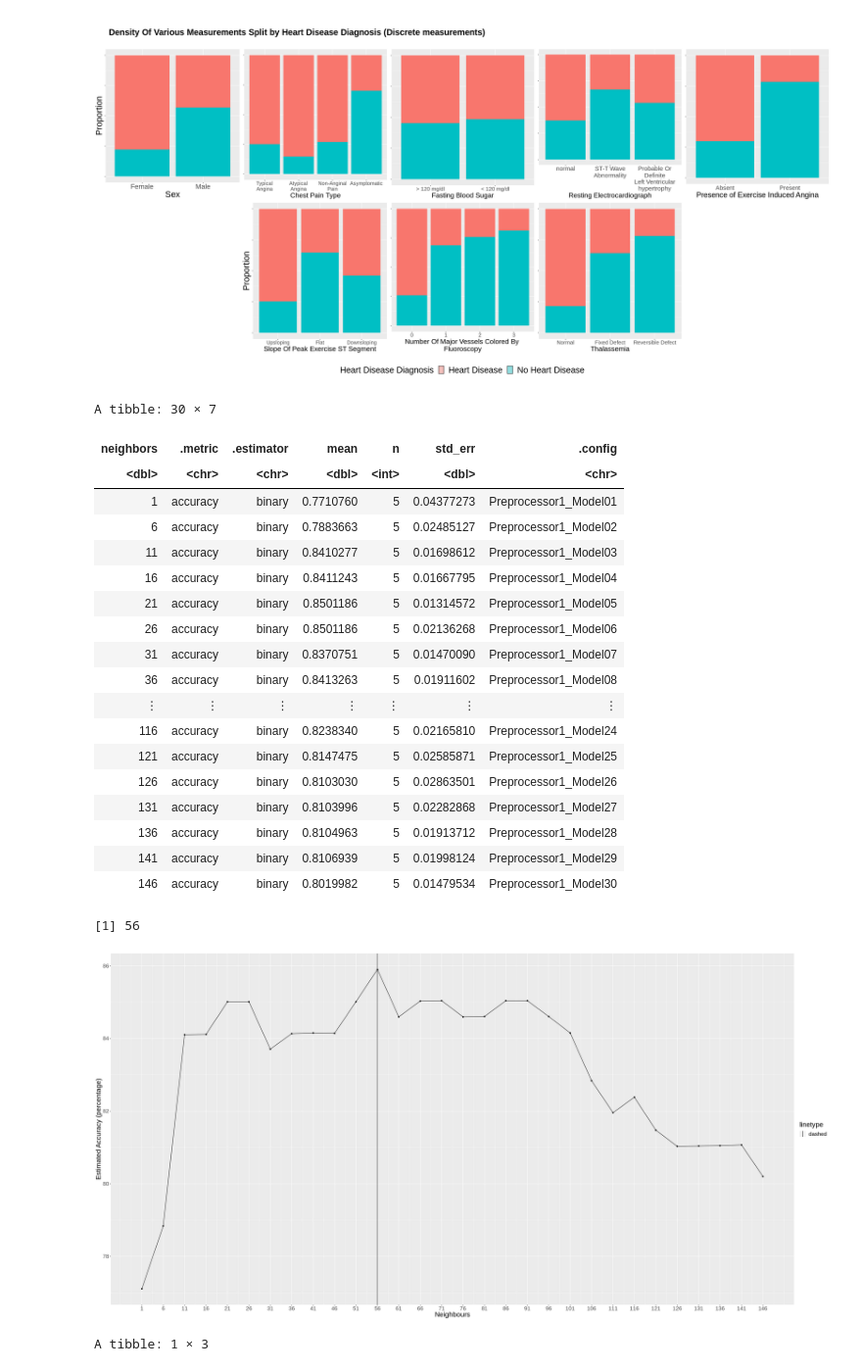
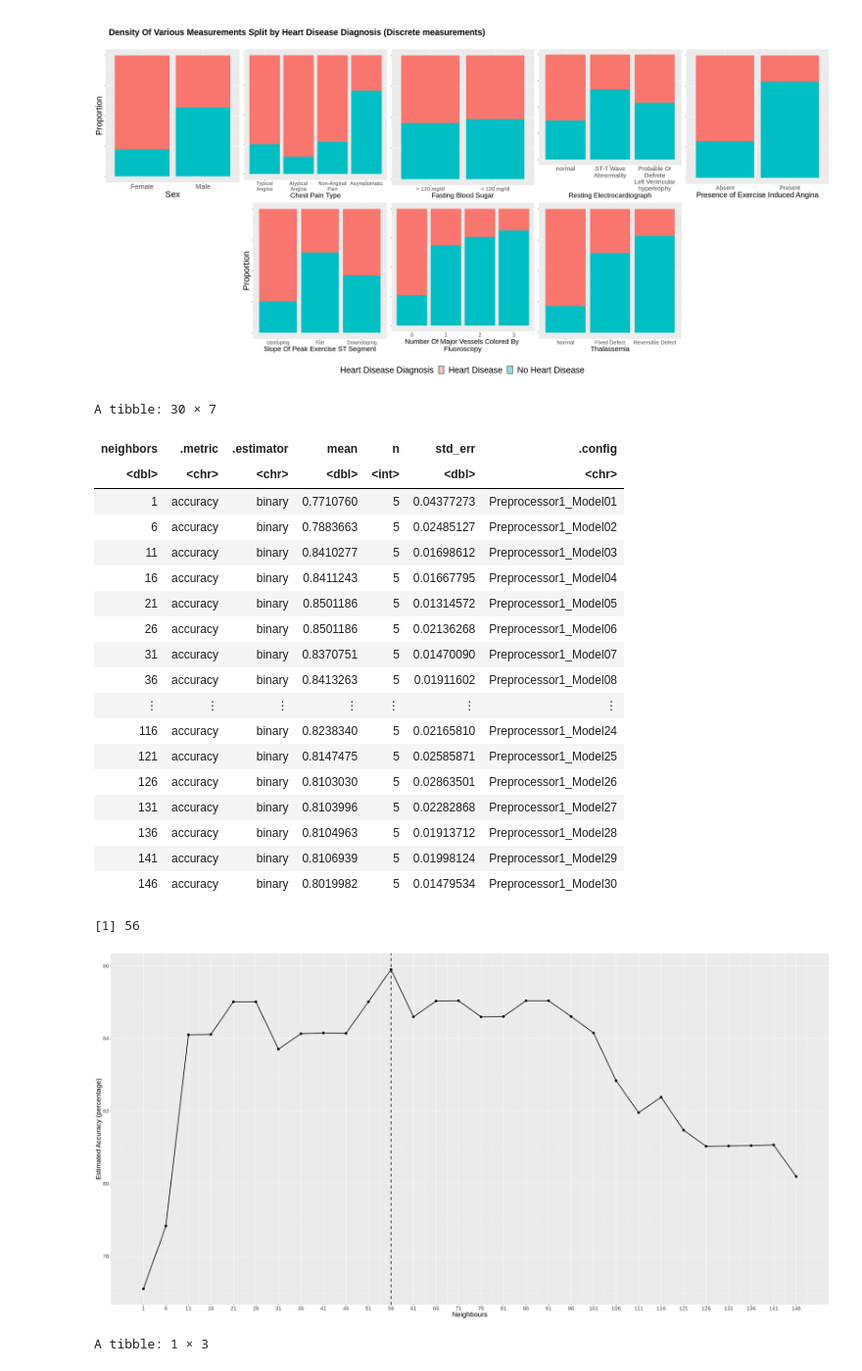
Before and after one commit to devr07/Project-DSCI100, a Jupyter notebook: projectpropsal.ipynb, the cells around one changed output. Shown: that part at 98% size. Drawn from its saved outputs; the diff is of its cells as text; code cells hidden in the pictures.

Commit message:
plot and text formatting

```diff
--- a/projectpropsal.ipynb
+++ b/projectpropsal.ipynb
@@ -482,37 +493,37 @@ highest_accuracy <- results |>
     arrange(desc(mean)) |>
     slice(1) |>
     pull(neighbors)
 highest_accuracy
 cross_val_plot <- ggplot(results, aes(x = neighbors, y = 100 * mean)) +
-                          geom_point() +
-                          geom_line() +
+                          geom_point(size = 3) +
+                          geom_line(size = 1) +
                           labs(x = "Neighbours", y = "Estimated Accuracy (percentage)") +
                           theme(text = element_text(size = 20)) +
                           scale_x_continuous(breaks = seq(1, 150, by = 5)) +
-                          geom_vline(aes(xintercept = 56, linetype = "dashed"))
+                          geom_vline(xintercept = 56, linetype = "dashed", size = 1)
 cross_val_plot
 # %% [output]
 A tibble: 30 × 7
 | neighbors | .metric | .estimator | mean | n | std_err | .config |
 | <dbl> | <chr> | <chr> | <dbl> | <int> | <dbl> | <chr> |
 | 1 | accuracy | binary | 0.7710760 | 5 | 0.04377273 | Preprocessor1_Model01 |
 | 6 | accuracy | binary | 0.7883663 | 5 | 0.02485127 | Preprocessor1_Model02 |
 | 11 | accuracy | binary | 0.8410277 | 5 | 0.01698612 | Preprocessor1_Model03 |
 | 16 | accuracy | binary | 0.8411243 | 5 | 0.01667795 | Preprocessor1_Model04 |
 | 21 | accuracy | binary | 0.8501186 | 5 | 0.01314572 | Preprocessor1_Model05 |
 | 26 | accuracy | binary | 0.8501186 | 5 | 0.02136268 | Preprocessor1_Model06 |
 | 31 | accuracy | binary | 0.8370751 | 5 | 0.01470090 | Preprocessor1_Model07 |
 | 36 | accuracy | binary | 0.8413263 | 5 | 0.01911602 | Preprocessor1_Model08 |
 | ⋮ | ⋮ | ⋮ | ⋮ | ⋮ | ⋮ | ⋮ |
 | 116 | accuracy | binary | 0.8238340 | 5 | 0.02165810 | Preprocessor1_Model24 |
 | 121 | accuracy | binary | 0.8147475 | 5 | 0.02585871 | Preprocessor1_Model25 |
 | 126 | accuracy | binary | 0.8103030 | 5 | 0.02863501 | Preprocessor1_Model26 |
 | 131 | accuracy | binary | 0.8103996 | 5 | 0.02282868 | Preprocessor1_Model27 |
 | 136 | accuracy | binary | 0.8104963 | 5 | 0.01913712 | Preprocessor1_Model28 |
 | 141 | accuracy | binary | 0.8106939 | 5 | 0.01998124 | Preprocessor1_Model29 |
 | 146 | accuracy | binary | 0.8019982 | 5 | 0.01479534 | Preprocessor1_Model30 |
 [1] 56
-[figure, old version]
+[figure, new version]
 # %%
 final_spec <- nearest_neighbor(weight_func = "rectangular", neighbors = highest_accuracy) |>
       set_engine("kknn") |>
```
Also changed, not shown: parts of 1 cell of this notebook.
